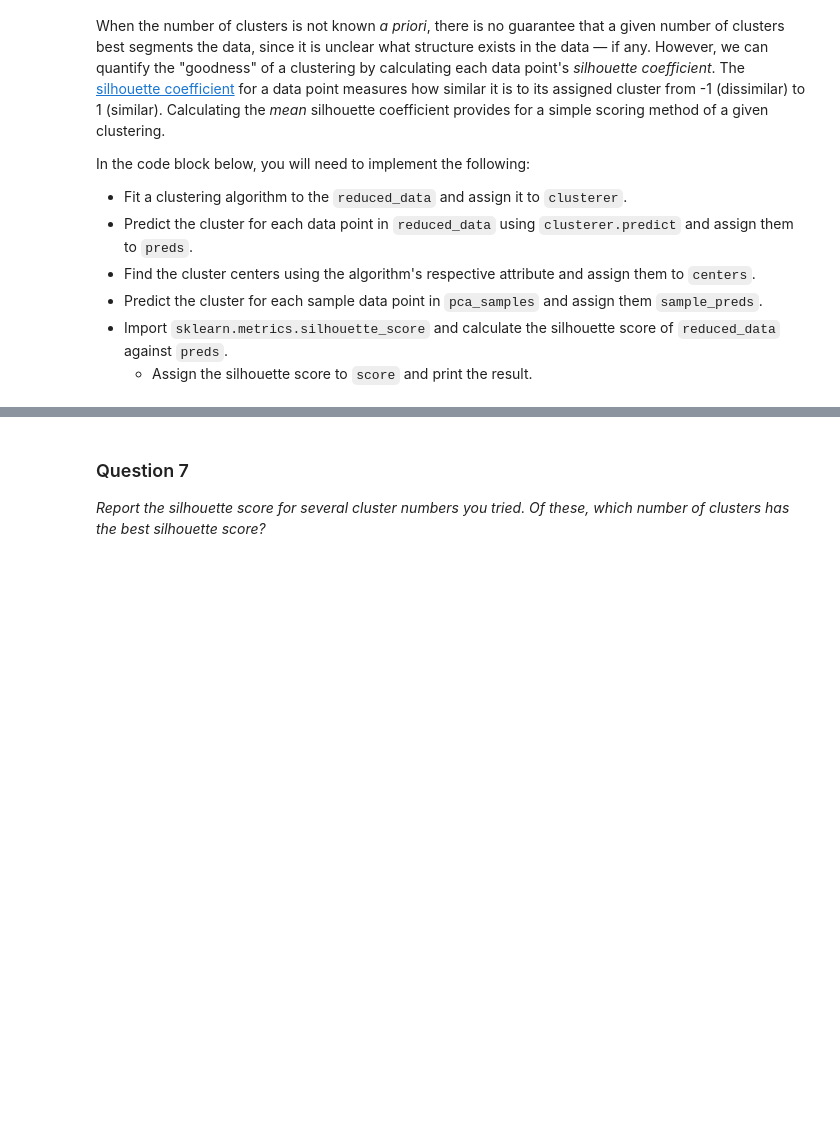
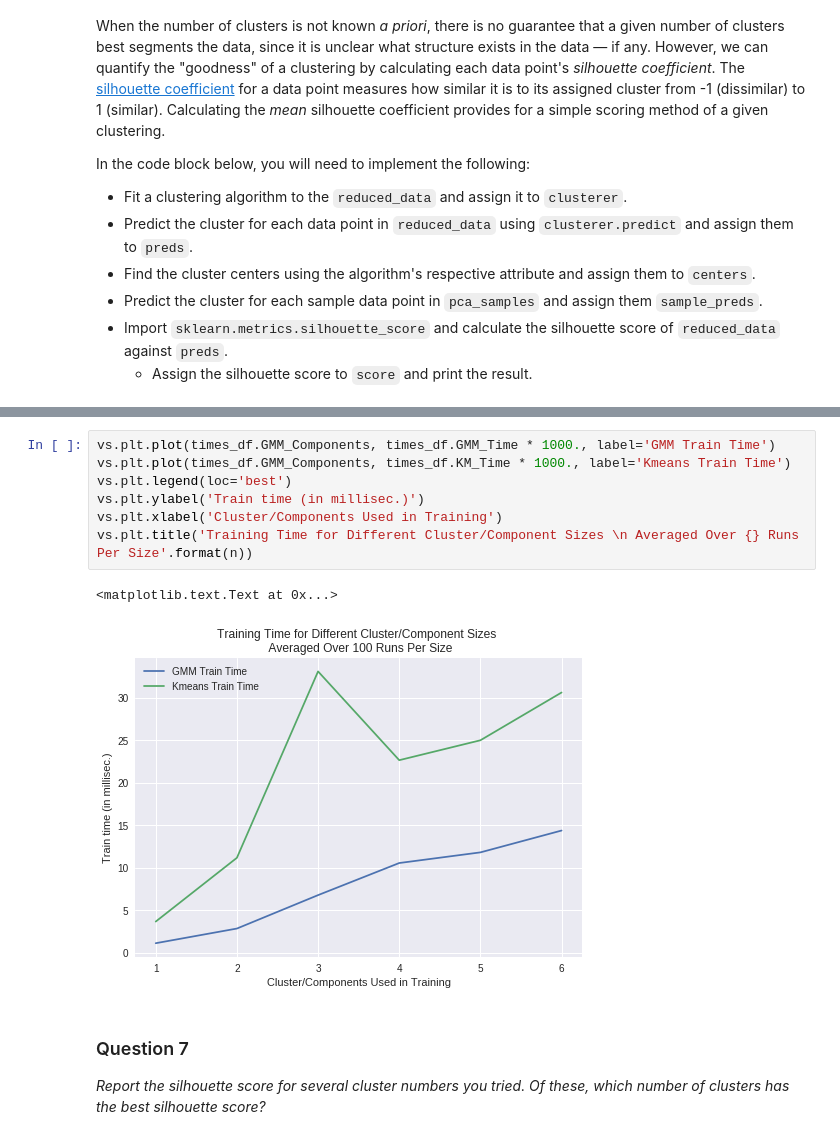
Before and after one commit to roscaiosif/customer_segments, a Jupyter notebook: customer_segments.ipynb, the cells around one changed output, grey strips where cells are left out. Drawn from its saved outputs; the diff is of its cells as text; blank space fills up the shorter version.

```diff
--- a/customer_segments.ipynb
+++ b/customer_segments.ipynb
@@ -516,3 +548,13 @@ preds,centers,sample_preds,_ = kmeans(2)
+# %%
+vs.plt.plot(times_df.GMM_Components, times_df.GMM_Time * 1000., label='GMM Train Time')
+vs.plt.plot(times_df.GMM_Components, times_df.KM_Time * 1000., label='Kmeans Train Time')
+vs.plt.legend(loc='best')
+vs.plt.ylabel('Train time (in millisec.)')
+vs.plt.xlabel('Cluster/Components Used in Training')
+vs.plt.title('Training Time for Different Cluster/Component Sizes \n Averaged Over {} Runs Per Size'.format(n))
+# %% [output]
+<matplotlib.text.Text at 0x...>
+[figure, added]
 # %% [markdown]
 ### Question 7
 *Report the silhouette score for several cluster numbers you tried. Of these, which number of clusters has the best silhouette score?*
```
Also changed, not shown: parts of 9 cells of this notebook, 1 other file.
